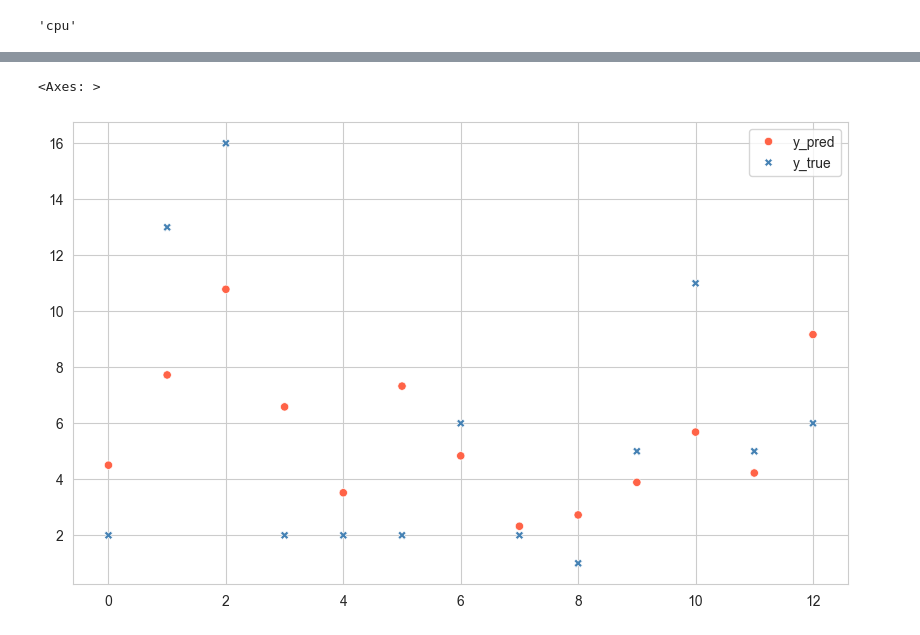
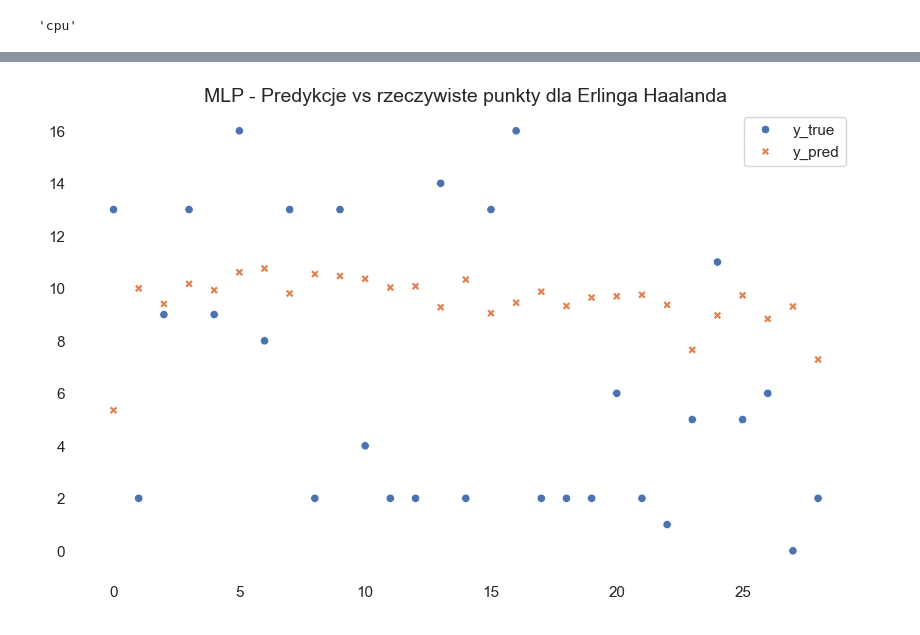
Before and after one commit to ruus77/FPL-Points-Predictions, a Jupyter notebook: Notebooks/Modeling/MLP.ipynb, the cells around one changed output, grey strips where cells are left out. Cells and saved outputs as stored; diff of their text form; code cells hidden in the pictures.

```diff
--- a/Notebooks/Modeling/MLP.ipynb
+++ b/Notebooks/Modeling/MLP.ipynb
@@ -161,23 +159,21 @@ Estimated Total Size (MB): 0.19
 ================================================================================================================
 # %%
-learning_rate = 0.0001
-weight_decay = .01
-loss_fn = nn.MSELoss()
-optimizer = torch.optim.AdamW(lr=learning_rate,
+learning_rate = 0.001
+weight_decay = .08
+loss_fn = MSELoss(reduction="none")
+optimizer = torch.optim.Adam(lr=learning_rate,
                             params=mlp.parameters(),
                             weight_decay=weight_decay)
 # %%
 trainer = Trainer(device=device,
-                  tensor_shape=(len(train_dataloader.dataset), x.shape[1]),
                   random_state=77)
 # %%
-NUM_EPOCHS = 400
+NUM_EPOCHS = 100
 results, best_model = trainer.model_eval(train_dataloader=train_dataloader,
                              test_dataloader=valid_dataloader,
                              model=mlp,
                              num_epochs=NUM_EPOCHS,
                              optimizer=optimizer,
                              loss_fn=loss_fn,
-                             tolerance=0.001,
-                             patience=NUM_EPOCHS//10)
+                             patience=NUM_EPOCHS//2)
 # %% [output]
@@ -252,6 +258,6 @@ y_pred.shape, y_test.shape
 # %%
 preds = pd.DataFrame({
-    "name" : data.loc[y_test.index, "web_name"],
+    "name" : data.loc[y_test.index, "name"],
     "y_true": y_test.values,
     "y_pred": y_pred.numpy().flatten()
 })
@@ -296,7 +312,6 @@ plt.tight_layout();
 # %%
 plt.figure(figsize=(10, 6))
-sns.scatterplot(data=preds.loc[preds.name=="Haaland", ["y_pred", "y_true"]].reset_index(drop=True),
-                    palette=["tomato", "steelblue"])
+plt.title("MLP - Predykcje vs rzeczywiste punkty dla Erlinga Haalanda", fontsize=14)
+sns.scatterplot(data=preds.loc[preds.name=="Erling Haaland", ["y_true", "y_pred"]].reset_index(drop=True));
 # %% [output]
-<Axes: >
-[figure, old version]
+[figure, new version]
```
Also changed, not shown: parts of 30 cells of this notebook, 3 other files.
